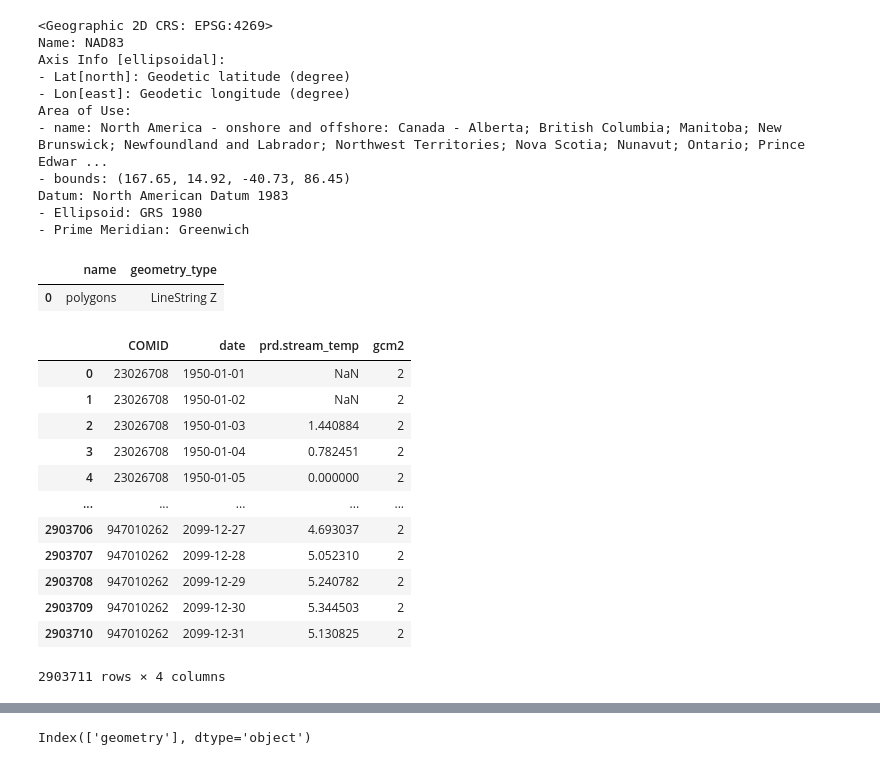
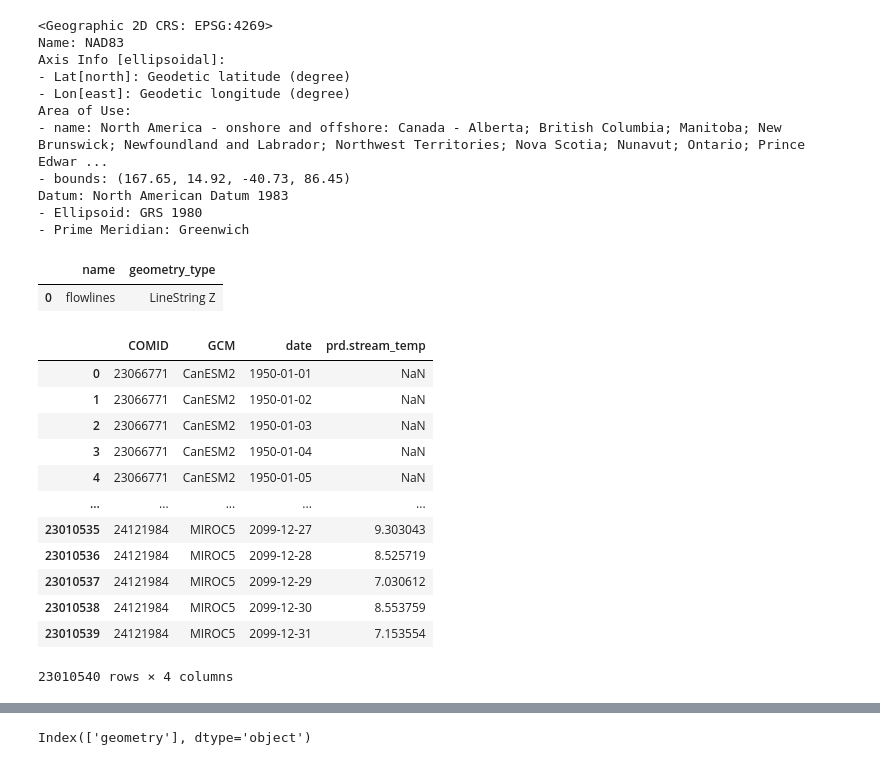
Before and after one commit to uryckid/stream-temperature-predictions, a Jupyter notebook: temp-preds_togpkg_working.ipynb, the cells around one changed output, grey strips where cells are left out. Drawn from its saved outputs; the diff is of its cells as text; code cells hidden in the pictures.

```diff
--- a/temp-preds_togpkg_working.ipynb
+++ b/temp-preds_togpkg_working.ipynb
@@ -128,0 +120,2 @@ predsdf = preds.to_dataframe(dim_order = ['COMID', 'GCM', 'date'])
+# %%
+temp_dir = '/Volumes/Elements/URycki/temp_data/'
@@ -128,0 +127,5 @@ predsdf = preds.to_dataframe(dim_order = ['COMID', 'GCM', 'date'])
+# %%
+temp_dir_gcms = os.path.join(temp_dir, 'preds_GCM/')
+temp_files_gcms = glob.glob(temp_dir_gcms + '*.nc')
+print(len(temp_files_gcms))
+temp_files_gcms.sort()
@@ -128,0 +134,31 @@ predsdf = preds.to_dataframe(dim_order = ['COMID', 'GCM', 'date'])
+# %%
+for i in range(130, len(temp_files_gcms)):
+    cur_file = temp_files_gcms[i]
+    cur_huc = int(cur_file.split('/')[-1][:-3])
+
+    preds = xr.open_dataset(cur_file, decode_times=True)
+    predsdf = preds.to_dataframe(dim_order = ['COMID', 'GCM', 'date'])
+    preds_flat = predsdf.reset_index()
+
+    if predsdf.shape[0] > 0:
+        cur_huc_anoms = []
+        cur_comids = list(preds_flat.COMID.unique())
+        for j in cur_comids:
+            cur_preds = preds_flat[preds_flat.COMID == j]
+            cur_ens_med = cur_preds.groupby('date').median().drop('GCM', axis =1)
+            cur_ens_med['doy'] = cur_ens_med.index.dayofyear
+            cur_ens_med['season'] = cur_ens_med['doy'].apply(assign_season)
+
+            cur_anomolies = {}
+            for dec in list(periods.keys()):
+                if dec == '2020s': cur_anomolies[dec] = cur_ens_med[cur_ens_med.index.year.isin(periods[dec])].groupby('season').median()['prd.stream_temp']
+                else: cur_anomolies[dec] = cur_ens_med[cur_ens_med.index.year.isin(periods[dec])].groupby('season').median()['prd.stream_temp'].subtract(cur_anomolies['2020s'])
+
+            cur_seas_anomolies = pd.DataFrame(cur_anomolies)
+            cur_huc_anoms.append(cur_seas_anomolies)
+
+        huc_anoms = pd.concat(cur_huc_anoms, keys = cur_comids)
+        huc_anoms.to_csv(os.path.join(temp_dir_gcms, 'seasonal_anomolies', f'{cur_huc}_anoms.csv'))
+        with py7zr.SevenZipFile(os.path.join(temp_dir_gcms, 'seasonal_anomolies', f'{cur_huc}_anoms.7z'), 'w') as archive:
+            archive.write(os.path.join(temp_dir_gcms, 'seasonal_anomolies', f'{cur_huc}_anoms.csv'))
+        os.remove(os.path.join(temp_dir_gcms, 'seasonal_anomolies', f'{cur_huc}_anoms.csv'))
@@ -219,3 +1405,6 @@ gcm1_flat
 | 2301052 | 24121984 | 2099-12-30 | 8.221618 |
 | 2301053 | 24121984 | 2099-12-31 | 7.753777 |
 2301054 rows × 3 columns
+# %%
+preds_flat = predsdf.reset_index()
+preds_flat
@@ -414,6 +1628,6 @@ newdata.to_file('output2.gpkg', layer = 'polygons', driver = 'GPKG')
 # %%
-gpd.list_layers('output2.gpkg')
+gpd.list_layers('output3.gpkg')
 # %% [output]
 |  | name | geometry_type |
-| 0 | polygons | LineString Z |
+| 0 | flowlines | LineString Z |
 # %%
@@ -421,17 +1635,17 @@ gcm1_test = gcm1_flat.copy()
 # %%
-gcm1_test['gcm2'] = 2
-gcm1_test
+preds_test = preds_flat.copy()
+preds_test
 # %% [output]
-|  | COMID | date | prd.stream_temp | gcm2 |
-| 0 | 23026708 | 1950-01-01 | NaN | 2 |
-| 1 | 23026708 | 1950-01-02 | NaN | 2 |
-| 2 | 23026708 | 1950-01-03 | 1.440884 | 2 |
-| 3 | 23026708 | 1950-01-04 | 0.782451 | 2 |
-| 4 | 23026708 | 1950-01-05 | 0.000000 | 2 |
+|  | COMID | GCM | date | prd.stream_temp |
+| 0 | 23066771 | CanESM2 | 1950-01-01 | NaN |
+| 1 | 23066771 | CanESM2 | 1950-01-02 | NaN |
+| 2 | 23066771 | CanESM2 | 1950-01-03 | NaN |
+| 3 | 23066771 | CanESM2 | 1950-01-04 | NaN |
+| 4 | 23066771 | CanESM2 | 1950-01-05 | NaN |
 | ... | ... | ... | ... | ... |
-| 2903706 | 947010262 | 2099-12-27 | 4.693037 | 2 |
-| 2903707 | 947010262 | 2099-12-28 | 5.052310 | 2 |
-| 2903708 | 947010262 | 2099-12-29 | 5.240782 | 2 |
-| 2903709 | 947010262 | 2099-12-30 | 5.344503 | 2 |
-| 2903710 | 947010262 | 2099-12-31 | 5.130825 | 2 |
+| 23010535 | 24121984 | MIROC5 | 2099-12-27 | 9.303043 |
+| 23010536 | 24121984 | MIROC5 | 2099-12-28 | 8.525719 |
+| 23010537 | 24121984 | MIROC5 | 2099-12-29 | 7.030612 |
+| 23010538 | 24121984 | MIROC5 | 2099-12-30 | 8.553759 |
+| 23010539 | 24121984 | MIROC5 | 2099-12-31 | 7.153554 |
-2903711 rows × 4 columns
+23010540 rows × 4 columns
```
Also changed, not shown: parts of 216 cells of this notebook.
